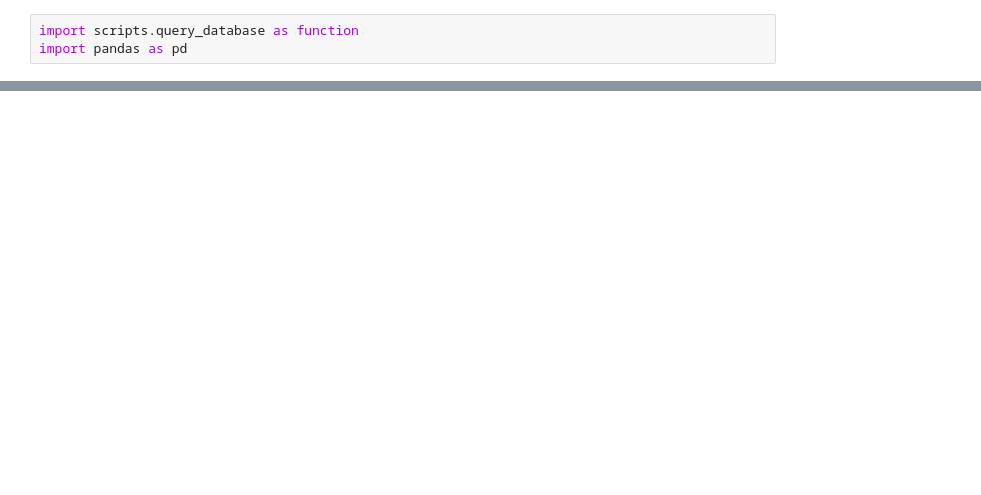
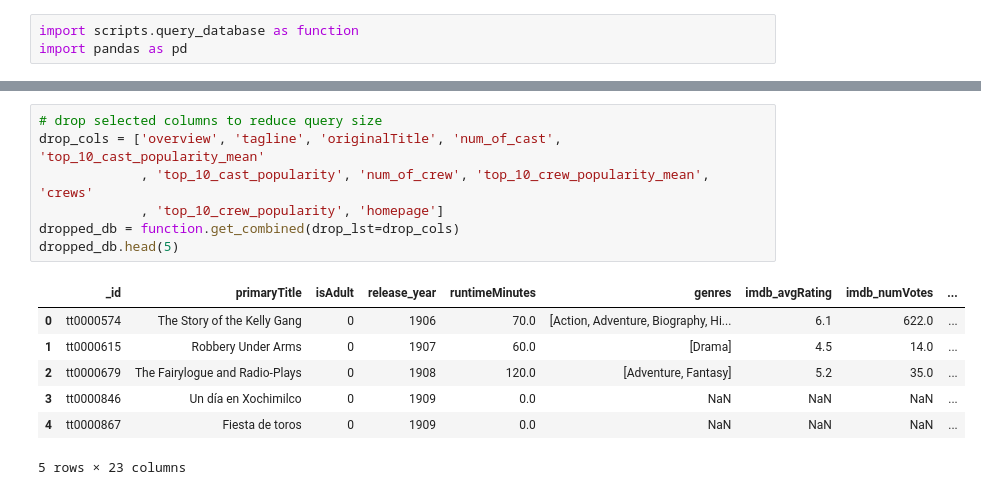
Before and after one commit to LabPorject/CMPT733-final-project, a Jupyter notebook: dummy.ipynb, the cells around one changed output, grey strips where cells are left out. Cells and saved outputs as stored; diff of their text form; blank space fills up the shorter version.

```diff
--- a/dummy.ipynb
+++ b/dummy.ipynb
@@ -49,0 +56,15 @@ combined_db.head(5)
+# %%
+# drop selected columns to reduce query size
+drop_cols = ['overview', 'tagline', 'originalTitle', 'num_of_cast', 'top_10_cast_popularity_mean'
+             , 'top_10_cast_popularity', 'num_of_crew', 'top_10_crew_popularity_mean', 'crews'
+             , 'top_10_crew_popularity', 'homepage']
+dropped_db = function.get_combined(drop_lst=drop_cols)
+dropped_db.head(5)
+# %% [output]
+|  | _id | primaryTitle | isAdult | release_year | runtimeMinutes | genres | imdb_avgRating | imdb_numVotes | ... |
+| 0 | tt0000574 | The Story of the Kelly Gang | 0 | 1906 | 70.0 | [Action, Adventure, Biography, Hi... | 6.1 | 622.0 | ... |
+| 1 | tt0000615 | Robbery Under Arms | 0 | 1907 | 60.0 | [Drama] | 4.5 | 14.0 | ... |
+| 2 | tt0000679 | The Fairylogue and Radio-Plays | 0 | 1908 | 120.0 | [Adventure, Fantasy] | 5.2 | 35.0 | ... |
+| 3 | tt0000846 | Un día en Xochimilco | 0 | 1909 | 0.0 | NaN | NaN | NaN | ... |
+| 4 | tt0000867 | Fiesta de toros | 0 | 1909 | 0.0 | NaN | NaN | NaN | ... |
+5 rows × 23 columns
```
Also changed, not shown: parts of 16 cells of this notebook, 3 other files.
